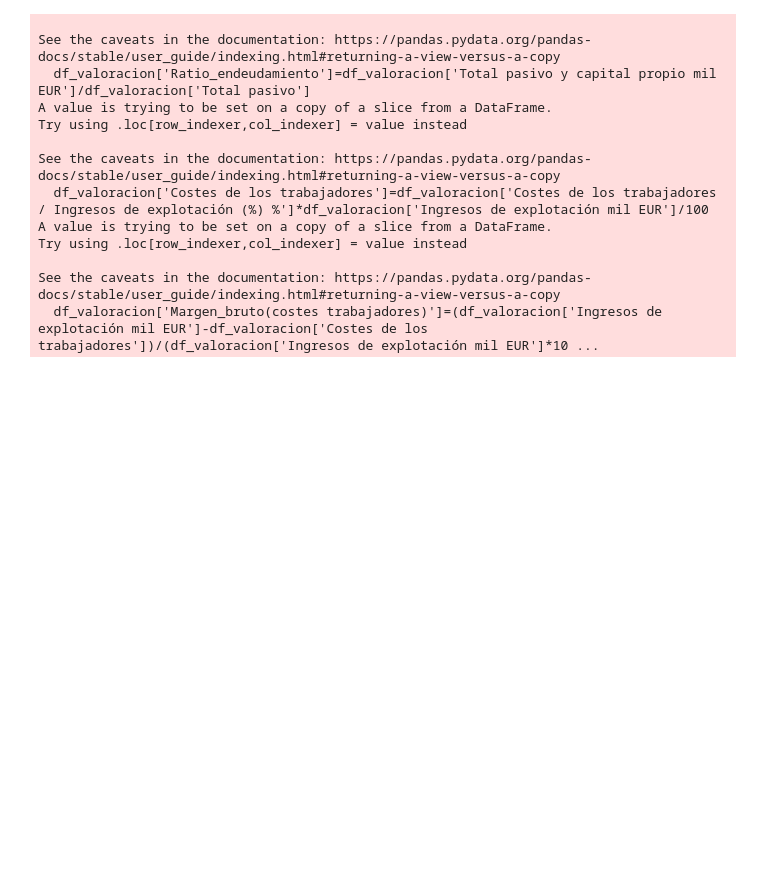
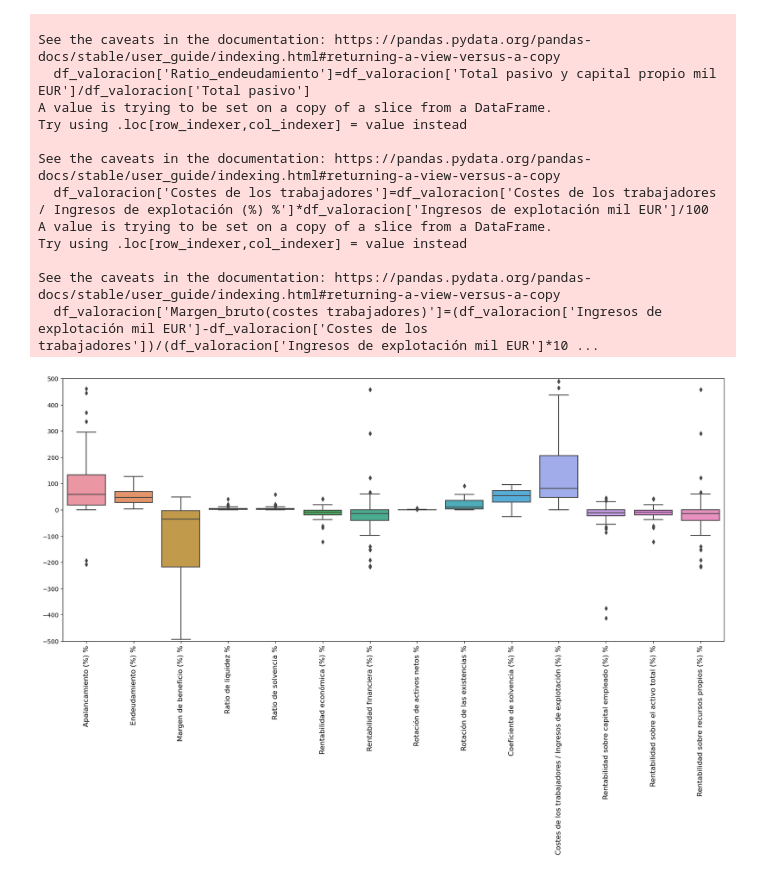
Before and after one commit to unaimleal/spri_reto_07_morado, a Jupyter notebook: preprocesamiento.ipynb, the cells around one changed output. Drawn from its saved outputs; the diff is of its cells as text; code cells hidden in the pictures; blank space fills up the shorter version.

```diff
--- a/preprocesamiento.ipynb
+++ b/preprocesamiento.ipynb
@@ -413,11 +422,12 @@ df = df.reindex(columns=columnas)
 df['last_funding_date']=pd.to_datetime(df['last_funding_date'], format='%Y/%m/%d')
 # %%
 #creamos una variable para conocer los años desde que se realizón la última financiación.
-df['Años desde ultima finanziacion']= (2023-df['last_funding_date'].dt.year)
-df['Años desde ultima finanziacion'].fillna(0, inplace=True)
-df['Años desde ultima finanziacion'] = df['Años desde ultima finanziacion'].astype(int)
+df['Años desde ultima financiacion']= (2023-df['last_funding_date'].dt.year)
+df['Años desde ultima financiacion'].fillna(0, inplace=True)
+df['Años desde ultima financiacion'] = df['Años desde ultima financiacion'].astype(int)
 
+# alteramos el orden de las columnas para que los años desde ultima financiacion vayan despues de la fecha de ultima financiación.
 columnas = list(df.columns)
-columnas.remove('Años desde ultima finanziacion')
-columnas = columnas[:columnas.index('last_funding_date')+1] + ['Años desde ultima finanziacion'] + columnas[columnas.index('last_funding_date')+1:]
+columnas.remove('Años desde ultima financiacion')
+columnas = columnas[:columnas.index('last_funding_date')+1] + ['Años desde ultima financiacion'] + columnas[columnas.index('last_funding_date')+1:]
 df = df.reindex(columns=columnas)
@@ -814,3 +809,15 @@ Try using .loc[row_indexer,col_indexer] = value instead
 
 See the caveats in the documentation: https://pandas.pydata.org/pandas-docs/stable/user_guide/indexing.html#returning-a-view-versus-a-copy
   df_valoracion['Margen_bruto(costes trabajadores)']=(df_valoracion['Ingresos de explotación mil EUR']-df_valoracion['Costes de los trabajadores'])/(df_valoracion['Ingresos de explotación mil EUR']*10 ...
+# %%
+#Realizamos boxplot de las columnas numericas que contengan sean medidas en %.
+df_porcentaje = df_valoracion.loc[:, df_valoracion.columns.str.contains('%')]
+fig, ax = plt.subplots(figsize=(20, 8))
+sns.boxplot(data=df_porcentaje, ax=ax)
+plt.xticks(rotation=90)
+ax.set_ylim(-500, 500)
+ax.yaxis.set_major_locator(plt.MultipleLocator(100))
+ax.set_xticklabels(ax.get_xticklabels(), fontsize=12)
+plt.show()
+# %% [output]
+[figure, added]
```
Also changed, not shown: parts of 16 cells of this notebook.
